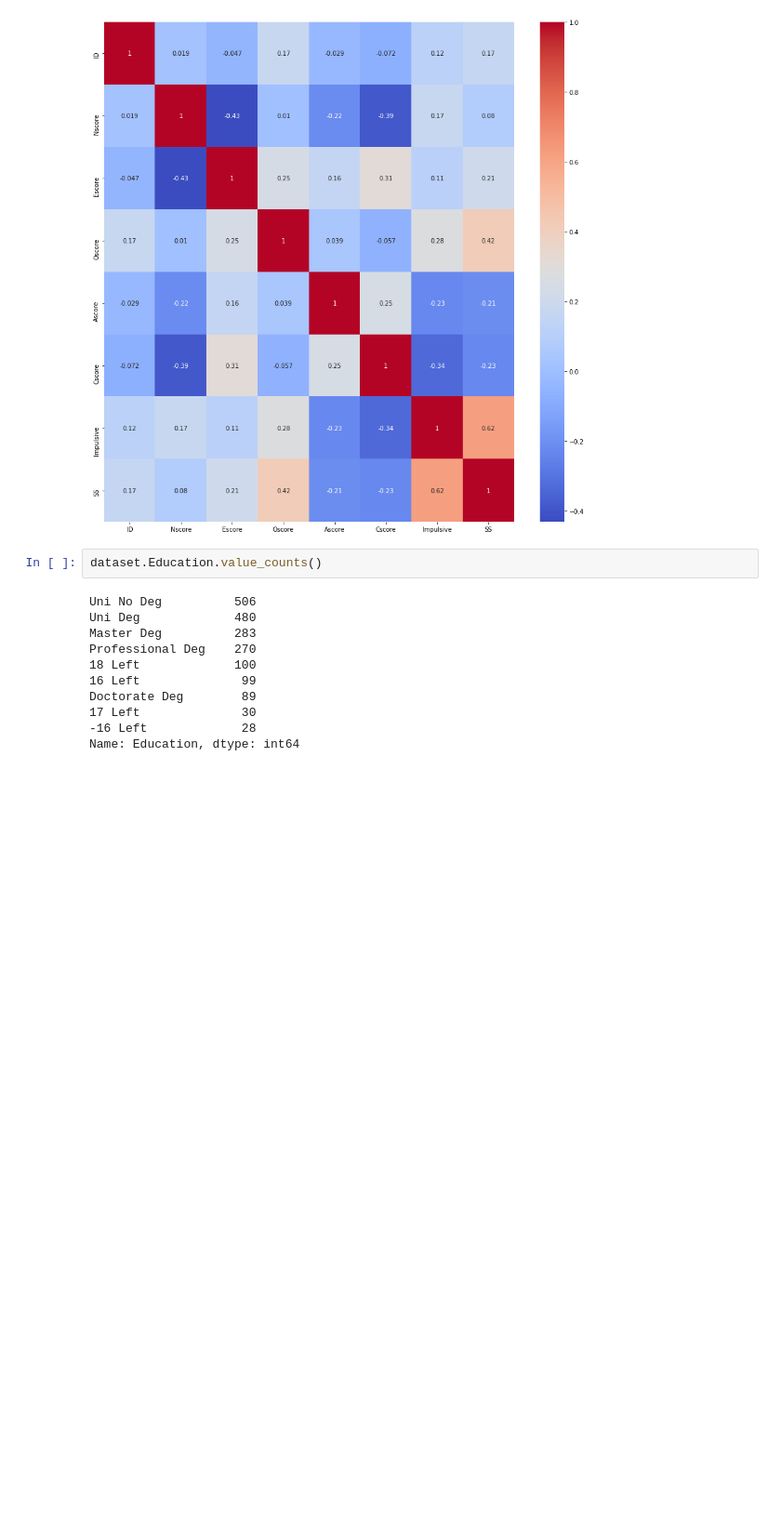
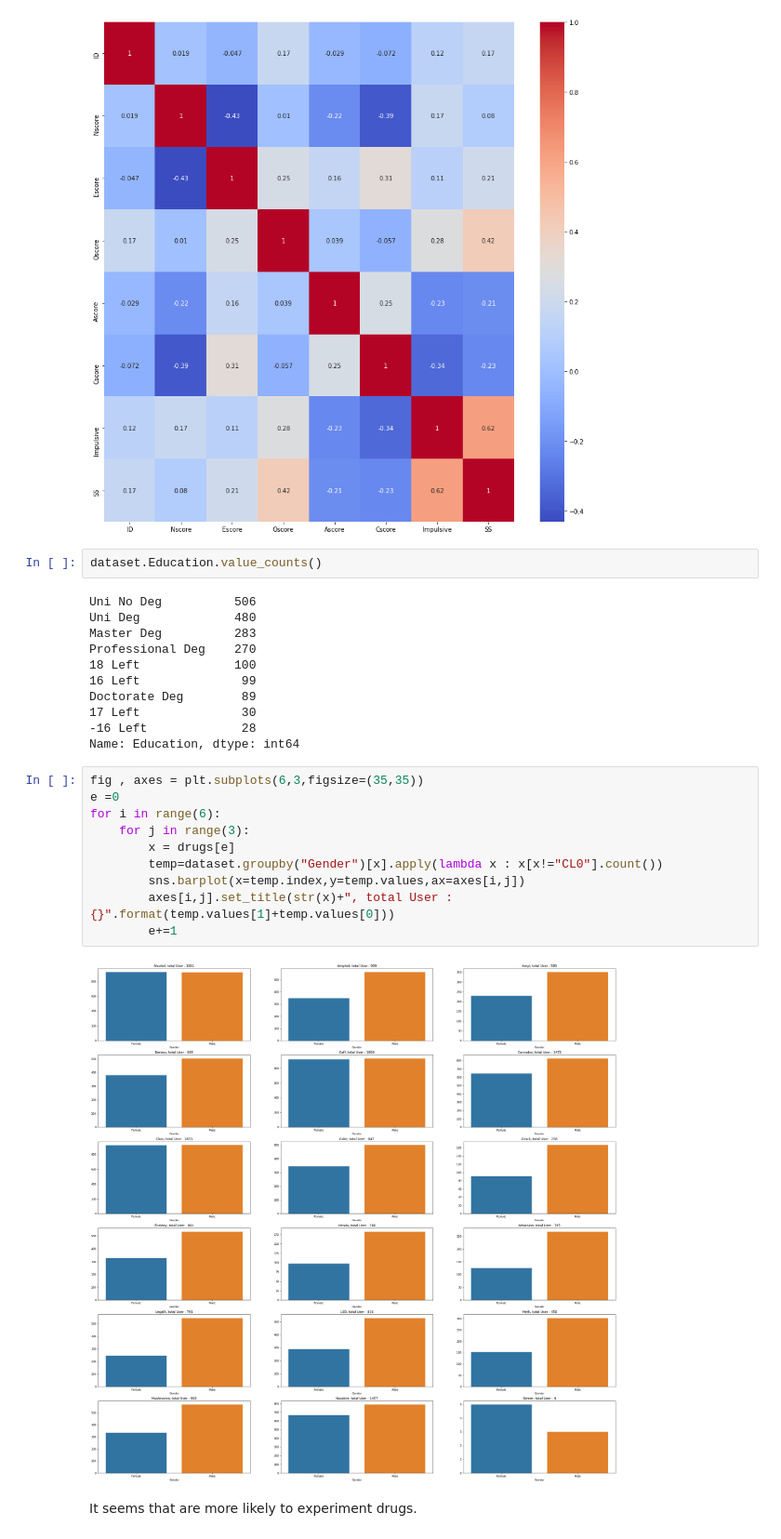
Before and after one commit to ArthurVarez/FinalProject_Python, a Jupyter notebook: main.ipynb, the cells around one changed output. Shown at 93% size. Drawn from its saved outputs; the diff is of its cells as text; blank space fills up the shorter version.

```diff
--- a/main.ipynb
+++ b/main.ipynb
@@ -417,3 +427,17 @@ Doctorate Deg        89
 17 Left              30
 -16 Left             28
 Name: Education, dtype: int64
+# %%
+fig , axes = plt.subplots(6,3,figsize=(35,35))
+e =0
+for i in range(6):
+    for j in range(3):
+        x = drugs[e]
+        temp=dataset.groupby("Gender")[x].apply(lambda x : x[x!="CL0"].count())
+        sns.barplot(x=temp.index,y=temp.values,ax=axes[i,j])
+        axes[i,j].set_title(str(x)+", total User : {}".format(temp.values[1]+temp.values[0]))
+        e+=1
+# %% [output]
+[figure, added]
+# %% [markdown]
+It seems that are more likely to experiment drugs.
```
Also changed, not shown: parts of 7 cells of this notebook.
